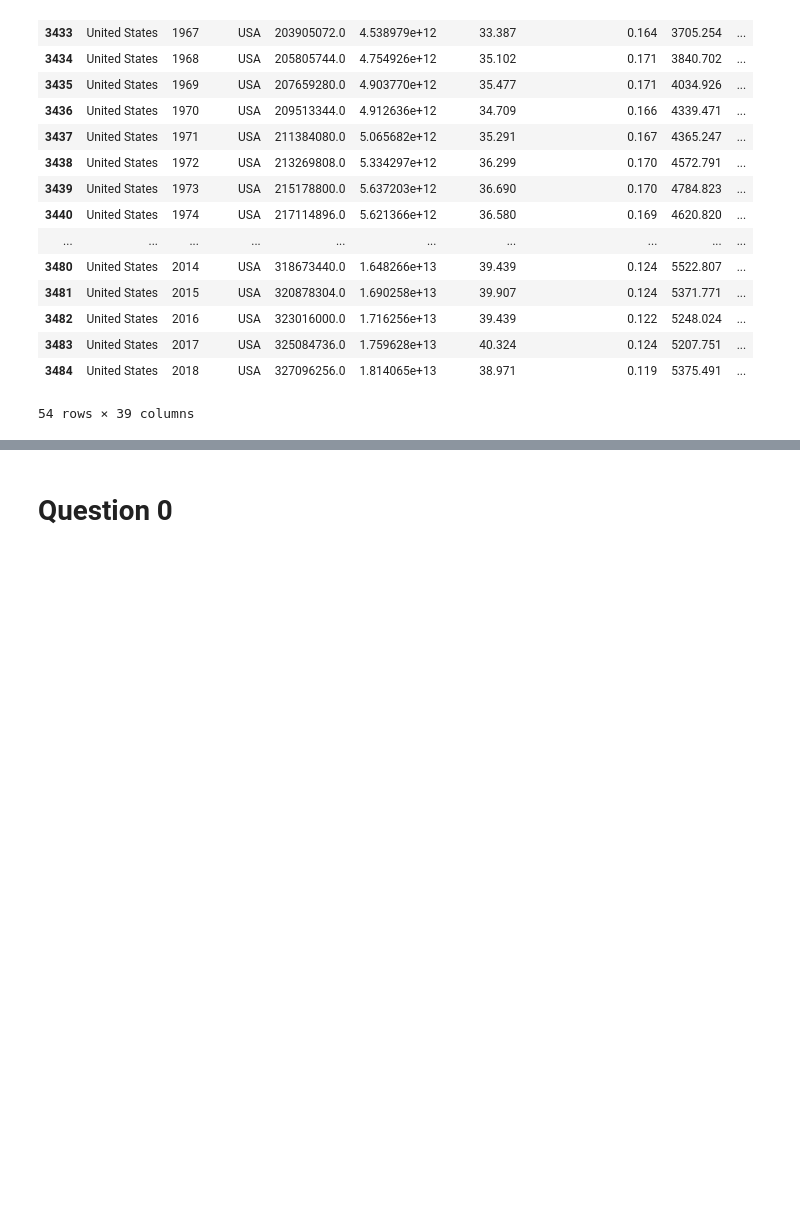
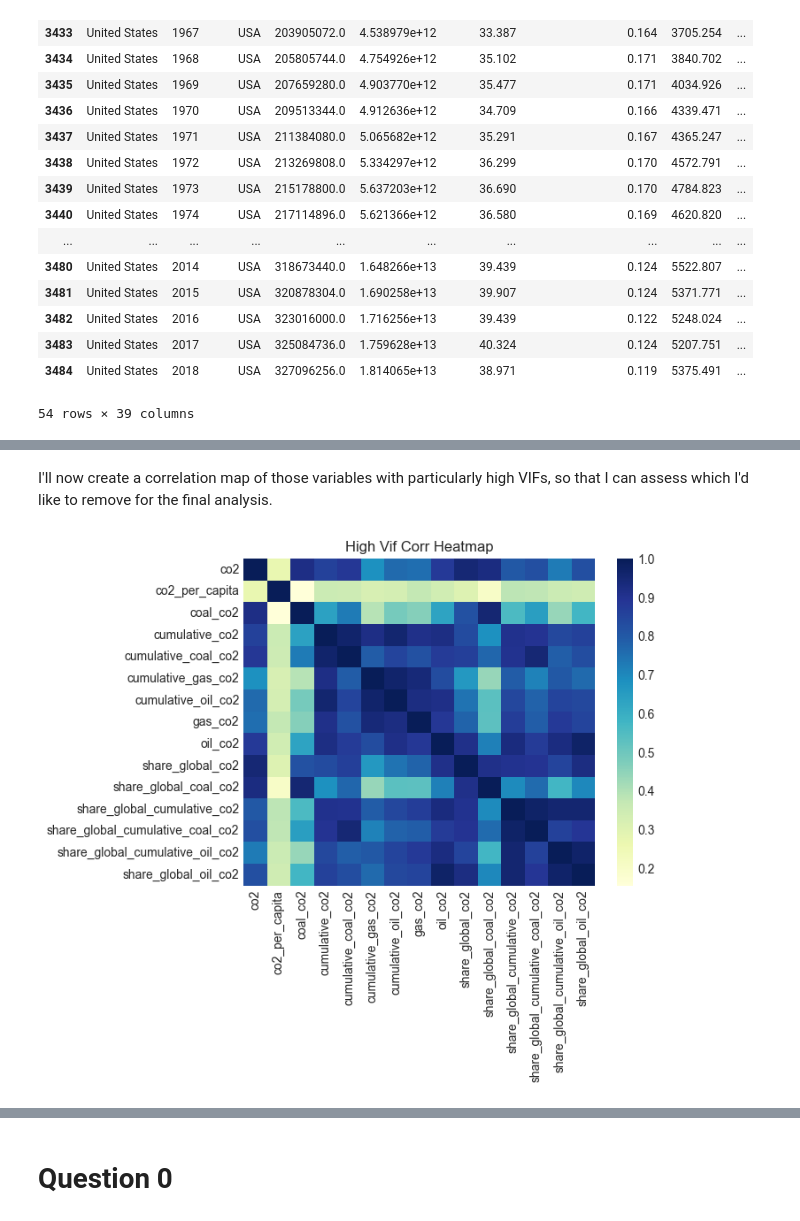
Before and after one commit to haruiz/STAT650-midterm, a Jupyter notebook: midterm_analysis.ipynb, the cells around one changed output, grey strips where cells are left out. Saved outputs shown, nothing was run; the diff lists cells and outputs as text; code cells hidden in the pictures; blank space fills up the shorter version.

```diff
--- a/midterm_analysis.ipynb
+++ b/midterm_analysis.ipynb
@@ -129,0 +178,13 @@ us_data
+# %%
+numeric_data = data.drop(['country','iso_code','continent'], axis=1)
+# %%
+from statsmodels.stats.outliers_influence import variance_inflation_factor
+
+vif_data = pd.DataFrame()
+vif_data["feature"] = numeric_data.columns
+
+# calculating VIF for each feature
+vif_data["VIF"] = [variance_inflation_factor(numeric_data.values, i)
+                          for i in range(len(numeric_data.columns))]
+
+vif_data
@@ -129,0 +227,8 @@ us_data
+# %% [markdown]
+I'll now create a correlation map of those variables with particularly high VIFs, so that I can assess which I'd like to remove for the final analysis.
+# %%
+plot_corr_heatmap(data.loc[:, vif_data[vif_data.VIF >= 500].feature.tolist()])
+plt.title("High Vif Corr Heatmap")
+plt.savefig(f"plots/{plt.gcf().axes[0].get_title()}.png", bbox_inches="tight")
+# %% [output]
+[figure, added]
```
Also changed, not shown: parts of 37 cells of this notebook, 13 other files.
